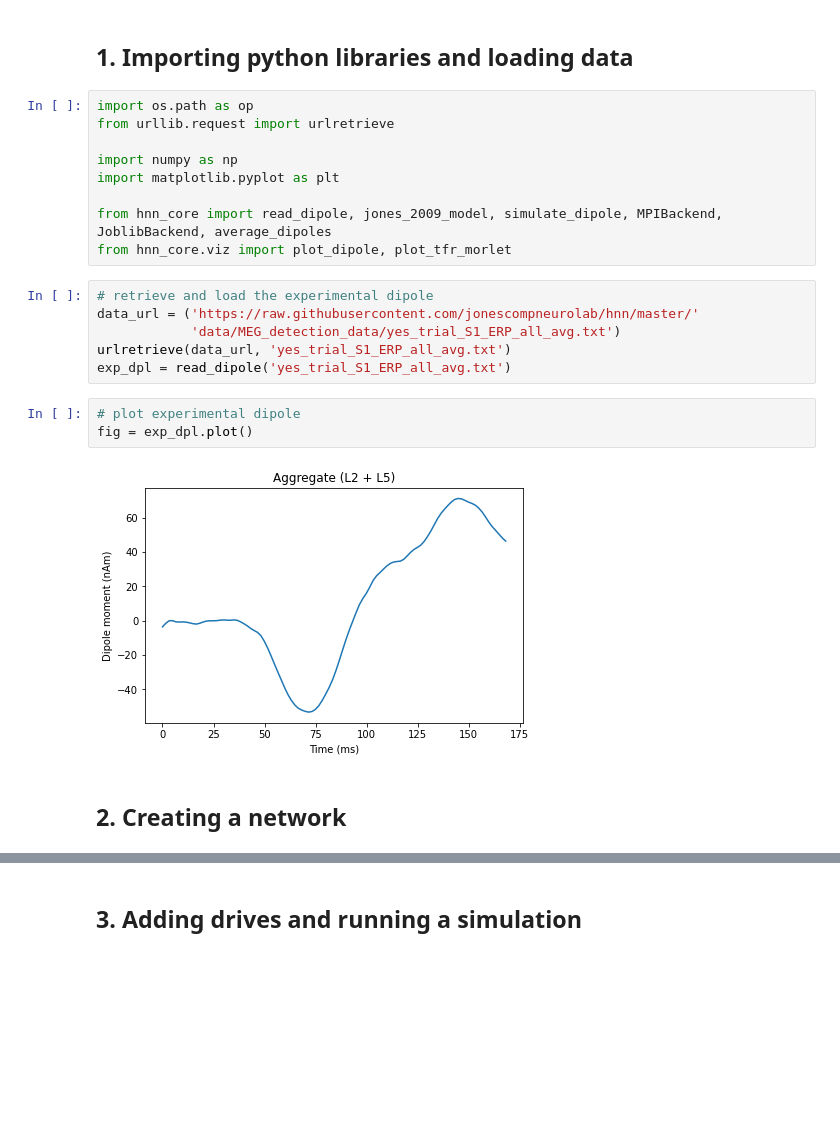
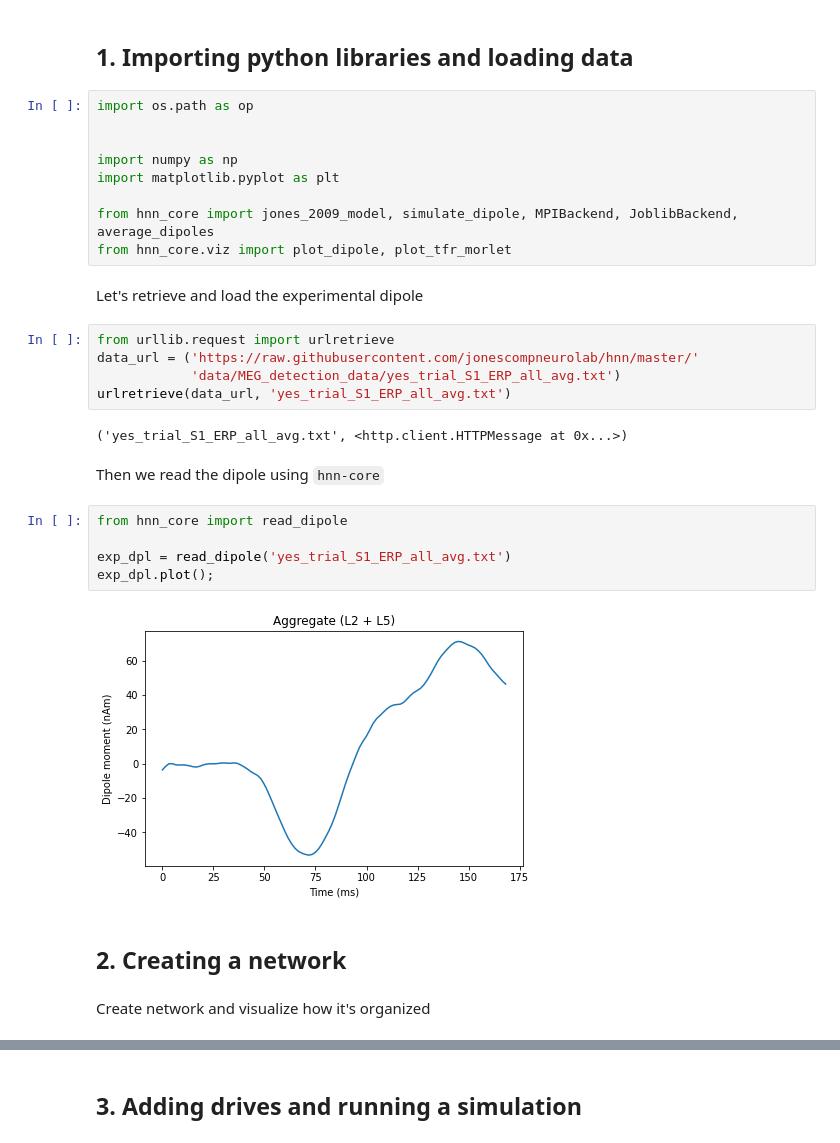
Before and after one commit to jonescompneurolab/hnn-workshop-materials, a Jupyter notebook: erp_tutorial_hnn_core_v01.ipynb, the cells around one changed output, grey strips where cells are left out. Cells and saved outputs as stored; diff of their text form; blank space fills up the shorter version.

```diff
--- a/erp_tutorial_hnn_core_v01.ipynb
+++ b/erp_tutorial_hnn_core_v01.ipynb
@@ -27,24 +27,33 @@ In summary, to simulate the SI evoked response, a sequence of exogenous excitato
 ## 1. Importing python libraries and loading data
 # %%
 import os.path as op
-from urllib.request import urlretrieve
+
 
 import numpy as np
 import matplotlib.pyplot as plt
 
-from hnn_core import read_dipole, jones_2009_model, simulate_dipole, MPIBackend, JoblibBackend, average_dipoles
+from hnn_core import jones_2009_model, simulate_dipole, MPIBackend, JoblibBackend, average_dipoles
 from hnn_core.viz import plot_dipole, plot_tfr_morlet
+# %% [markdown]
+Let's retrieve and load the experimental dipole
 # %%
-# retrieve and load the experimental dipole
+from urllib.request import urlretrieve
 data_url = ('https://raw.githubusercontent.com/jonescompneurolab/hnn/master/'
             'data/MEG_detection_data/yes_trial_S1_ERP_all_avg.txt')
 urlretrieve(data_url, 'yes_trial_S1_ERP_all_avg.txt')
-exp_dpl = read_dipole('yes_trial_S1_ERP_all_avg.txt')
+# %% [output]
+('yes_trial_S1_ERP_all_avg.txt', <http.client.HTTPMessage at 0x...>)
-# %%
-# plot experimental dipole
-fig = exp_dpl.plot()
-# %% [output]
-[figure, removed]
+# %% [markdown]
+Then we read the dipole using ``hnn-core``
+# %%
+from hnn_core import read_dipole
+
+exp_dpl = read_dipole('yes_trial_S1_ERP_all_avg.txt')
+exp_dpl.plot();
+# %% [output]
+[figure, added]
 # %% [markdown]
 ## 2. Creating a network
+# %% [markdown]
+Create network and visualize how it's organized
 # %%
```
Also changed, not shown: parts of 31 cells of this notebook, 2 other files.
